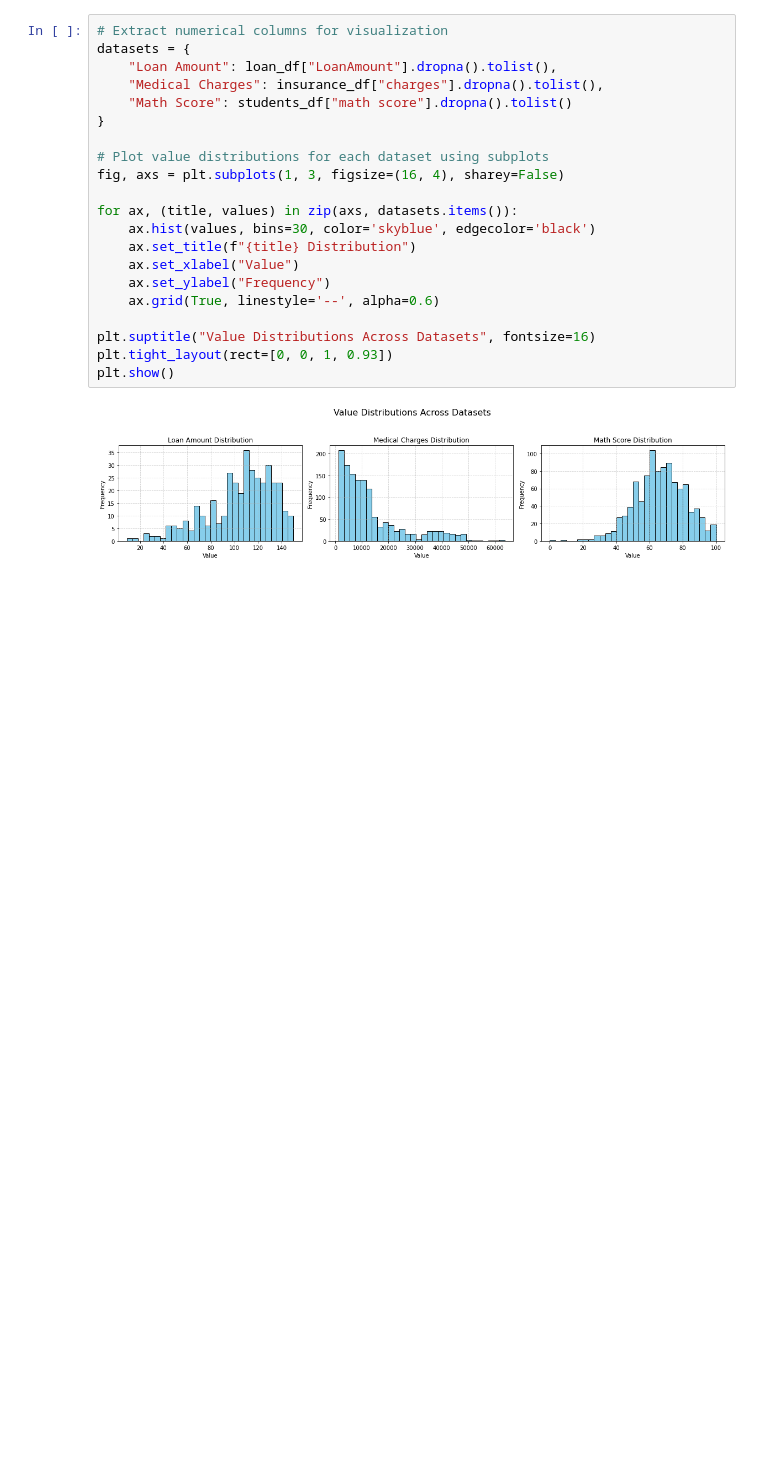
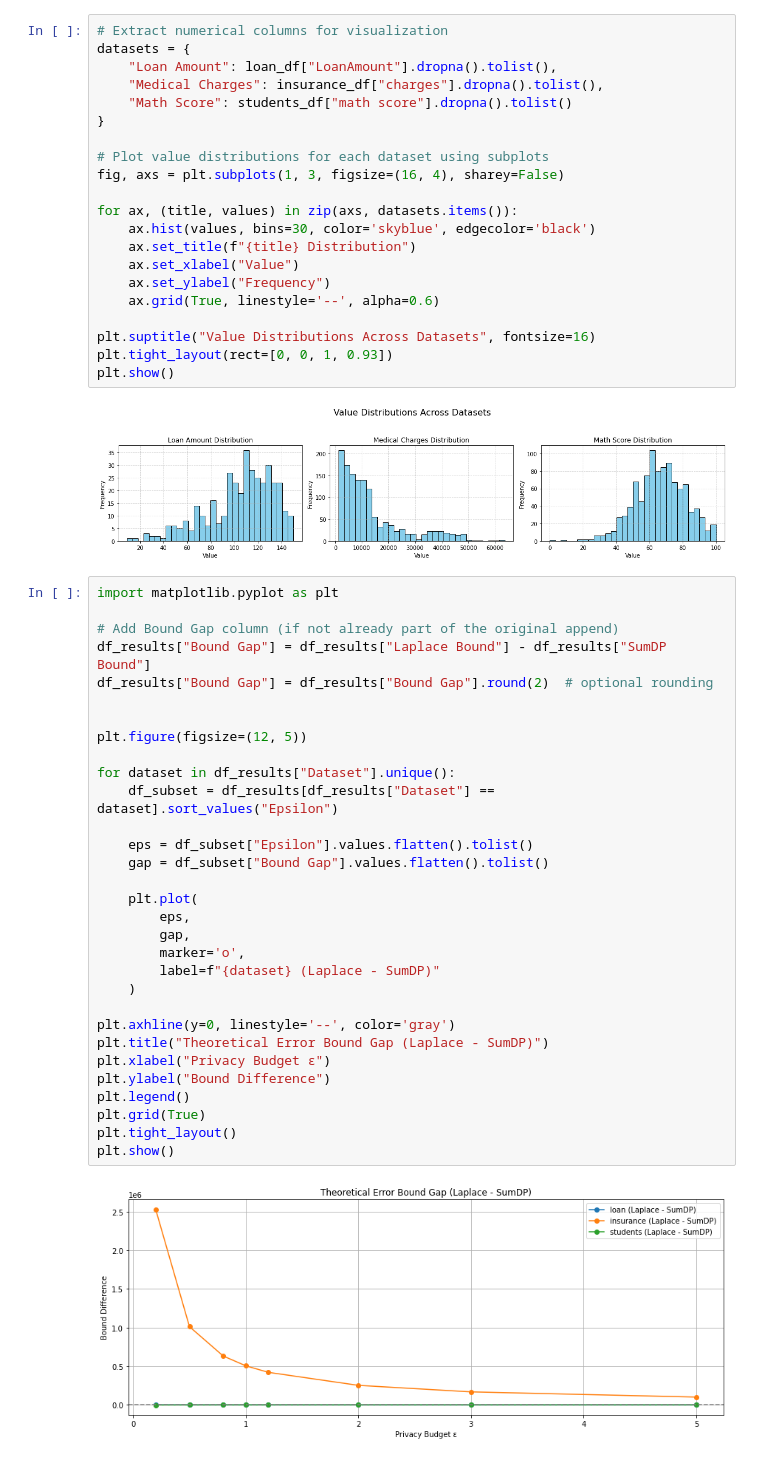
Before and after one commit to Anonymi1ty/DP-Project, a Jupyter notebook: algorithm/notebook_test/errors_compare.ipynb, the cells around one changed output. Cells and saved outputs as stored; diff of their text form; blank space fills up the shorter version.

```diff
--- a/algorithm/notebook_test/errors_compare.ipynb
+++ b/algorithm/notebook_test/errors_compare.ipynb
@@ -276,3 +276,36 @@ plt.tight_layout(rect=[0, 0, 1, 0.93])
 plt.show()
 # %% [output]
 [figure]
+# %%
+import matplotlib.pyplot as plt
+
+# Add Bound Gap column (if not already part of the original append)
+df_results["Bound Gap"] = df_results["Laplace Bound"] - df_results["SumDP Bound"]
+df_results["Bound Gap"] = df_results["Bound Gap"].round(2)  # optional rounding
+
+
+plt.figure(figsize=(12, 5))
+
+for dataset in df_results["Dataset"].unique():
+    df_subset = df_results[df_results["Dataset"] == dataset].sort_values("Epsilon")
+
+    eps = df_subset["Epsilon"].values.flatten().tolist()
+    gap = df_subset["Bound Gap"].values.flatten().tolist()
+
+    plt.plot(
+        eps,
+        gap,
+        marker='o',
+        label=f"{dataset} (Laplace - SumDP)"
+    )
+
+plt.axhline(y=0, linestyle='--', color='gray')
+plt.title("Theoretical Error Bound Gap (Laplace - SumDP)")
+plt.xlabel("Privacy Budget ε")
+plt.ylabel("Bound Difference")
+plt.legend()
+plt.grid(True)
+plt.tight_layout()
+plt.show()
+# %% [output]
+[figure, added]
```
Also changed, not shown: parts of 3 cells of this notebook.
